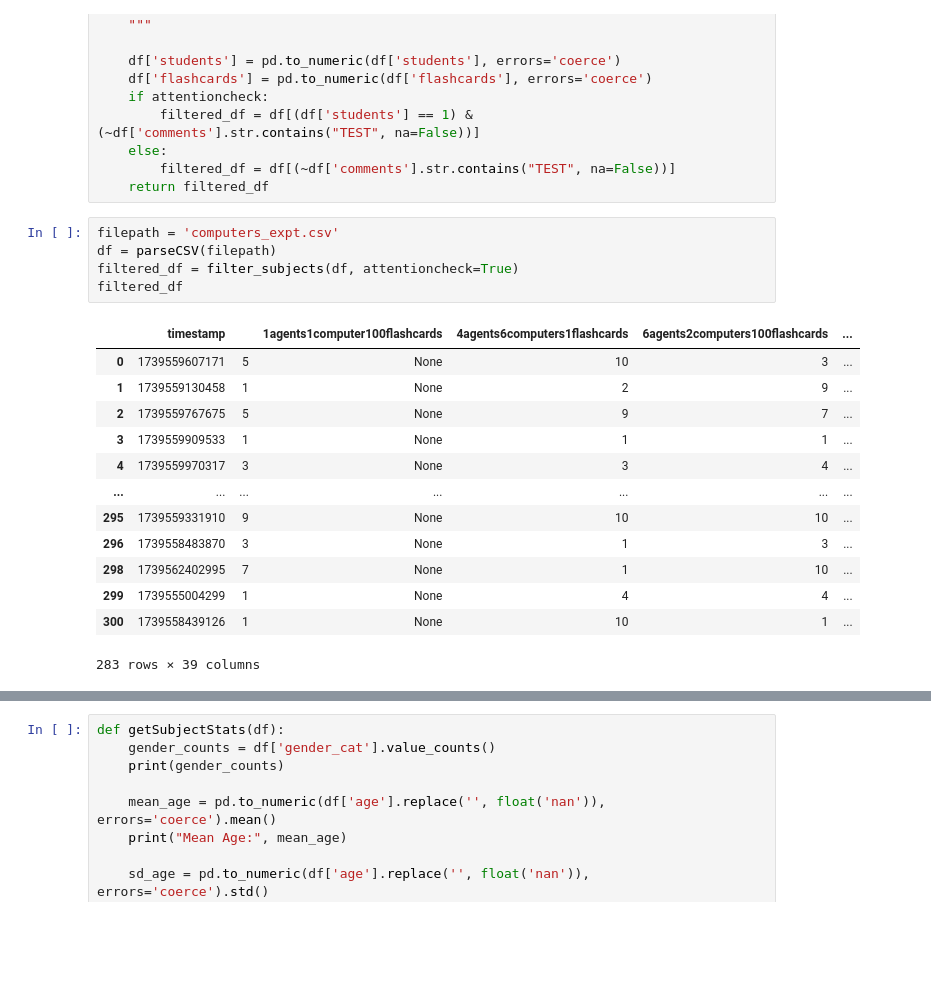
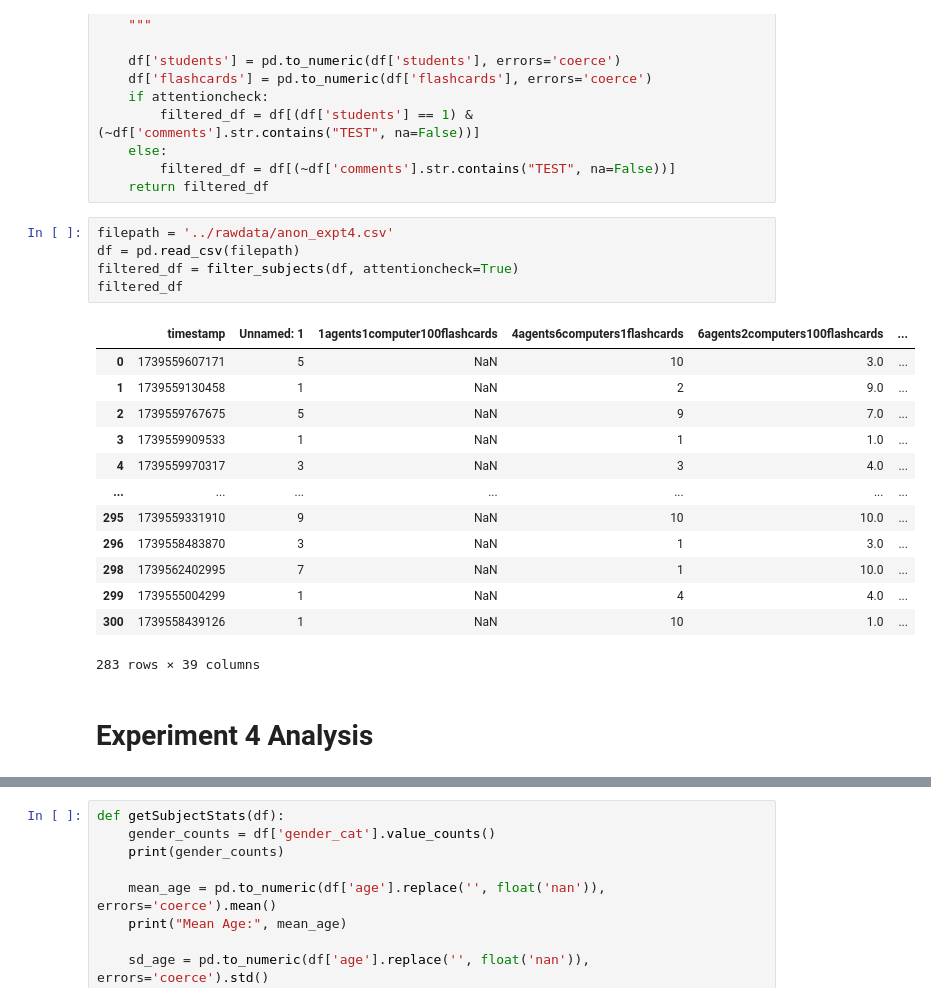
Before and after one commit to emieczkowski/IdleCollaborators, a Jupyter notebook: notebooks/Experiment4Analysis.ipynb, the cells around one changed output, grey strips where cells are left out. Drawn from its saved outputs; the diff is of its cells as text; blank space fills up the shorter version.

Commit message:
experiment 4 analysis and data

```diff
--- a/notebooks/Experiment4Analysis.ipynb
+++ b/notebooks/Experiment4Analysis.ipynb
@@ -85,22 +87,24 @@ def filter_subjects(df, attentioncheck):
         filtered_df = df[(~df['comments'].str.contains("TEST", na=False))]
     return filtered_df
 # %%
-filepath = 'computers_expt.csv'
-df = parseCSV(filepath)
+filepath = '../rawdata/anon_expt4.csv'
+df = pd.read_csv(filepath)
 filtered_df = filter_subjects(df, attentioncheck=True)
 filtered_df
 # %% [output]
-|  | timestamp |  | 1agents1computer100flashcards | 4agents6computers1flashcards | 6agents2computers100flashcards | ... |
-| 0 | 1739559607171 | 5 | None | 10 | 3 | ... |
-| 1 | 1739559130458 | 1 | None | 2 | 9 | ... |
-| 2 | 1739559767675 | 5 | None | 9 | 7 | ... |
-| 3 | 1739559909533 | 1 | None | 1 | 1 | ... |
-| 4 | 1739559970317 | 3 | None | 3 | 4 | ... |
+|  | timestamp | Unnamed: 1 | 1agents1computer100flashcards | 4agents6computers1flashcards | 6agents2computers100flashcards | ... |
+| 0 | 1739559607171 | 5 | NaN | 10 | 3.0 | ... |
+| 1 | 1739559130458 | 1 | NaN | 2 | 9.0 | ... |
+| 2 | 1739559767675 | 5 | NaN | 9 | 7.0 | ... |
+| 3 | 1739559909533 | 1 | NaN | 1 | 1.0 | ... |
+| 4 | 1739559970317 | 3 | NaN | 3 | 4.0 | ... |
 | ... | ... | ... | ... | ... | ... | ... |
-| 295 | 1739559331910 | 9 | None | 10 | 10 | ... |
-| 296 | 1739558483870 | 3 | None | 1 | 3 | ... |
-| 298 | 1739562402995 | 7 | None | 1 | 10 | ... |
-| 299 | 1739555004299 | 1 | None | 4 | 4 | ... |
-| 300 | 1739558439126 | 1 | None | 10 | 1 | ... |
+| 295 | 1739559331910 | 9 | NaN | 10 | 10.0 | ... |
+| 296 | 1739558483870 | 3 | NaN | 1 | 3.0 | ... |
+| 298 | 1739562402995 | 7 | NaN | 1 | 10.0 | ... |
+| 299 | 1739555004299 | 1 | NaN | 4 | 4.0 | ... |
+| 300 | 1739558439126 | 1 | NaN | 10 | 1.0 | ... |
 283 rows × 39 columns
+# %% [markdown]
+# Experiment 4 Analysis
 # %%
```
Also changed, not shown: parts of 7 cells of this notebook, 1 other file.
